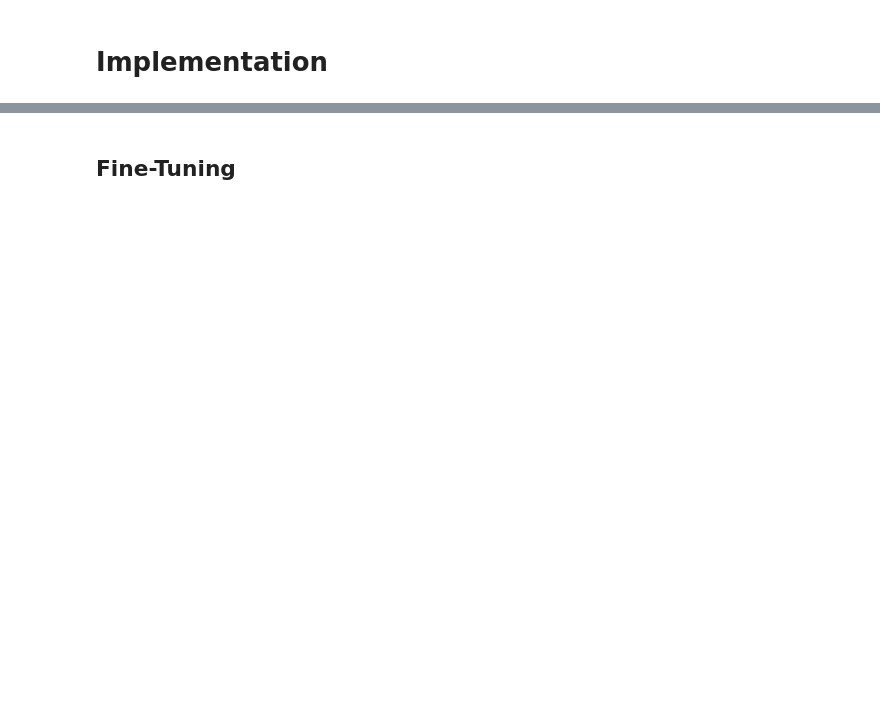
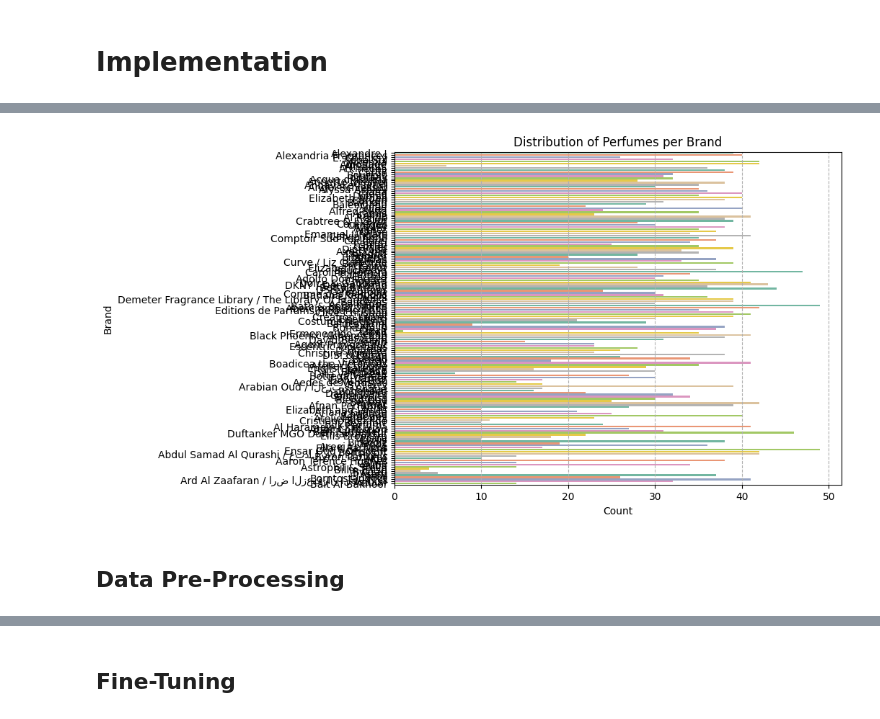
Before and after one commit to hordiienkoalina/fragrance-model, a Jupyter notebook: model/model_v2.ipynb, the cells around one changed output, grey strips where cells are left out. Saved outputs shown, nothing was run; the diff lists cells and outputs as text; code cells hidden in the pictures; blank space fills up the shorter version.

```diff
--- a/model/model_v2.ipynb
+++ b/model/model_v2.ipynb
@@ -86,0 +95,7 @@ Multi-class classification using pretained MobileNetV2
+# %%
+# Drop the 'Main Accords' column and remove rows with NaN in 'Brand'
+df.drop('Main Accords', axis=1, inplace=True)
+df.dropna(subset=['Brand'], inplace=True)
+
+# Ensure 'Release Year' contains only 4-digit values or NaN
+df['Release Year'] = df['Release Year'].apply(lambda x: np.nan if pd.isnull(x) or len(str(x)) != 4 else x)
@@ -86,0 +121,13 @@ Multi-class classification using pretained MobileNetV2
+# %%
+# Sort the DataFrame by 'Release Year' and visualize its distribution
+df.sort_values('Release Year', inplace=True)
+plt.figure(figsize=(8, 6))
+sns.countplot(x='Release Year', data=df, palette="coolwarm")
+plt.title('Distribution of Release Years')
+plt.xlabel('Release Year')
+plt.ylabel('Count')
+plt.grid(axis='y', linestyle='--')
+# Adjust x-ticks to only show the first and last year
+locs, labels = plt.xticks()
+plt.xticks([locs[0], locs[-1]], [labels[0].get_text(), labels[-1].get_text()])
+plt.show()
@@ -86,0 +136,13 @@ Multi-class classification using pretained MobileNetV2
+# %%
+# Visualizing the distribution of brands
+plt.figure(figsize=(8, 6))
+sns.countplot(y='Brand', data=df, palette="Set2")
+plt.title('Distribution of Perfumes per Brand')
+plt.xlabel('Count')
+plt.ylabel('Brand')
+plt.grid(axis='x', linestyle='--')
+plt.show()
+# %% [output]
+[figure, added]
+# %% [markdown]
+## Data Pre-Processing
```
Also changed, not shown: parts of 57 cells of this notebook, 3 other files.
